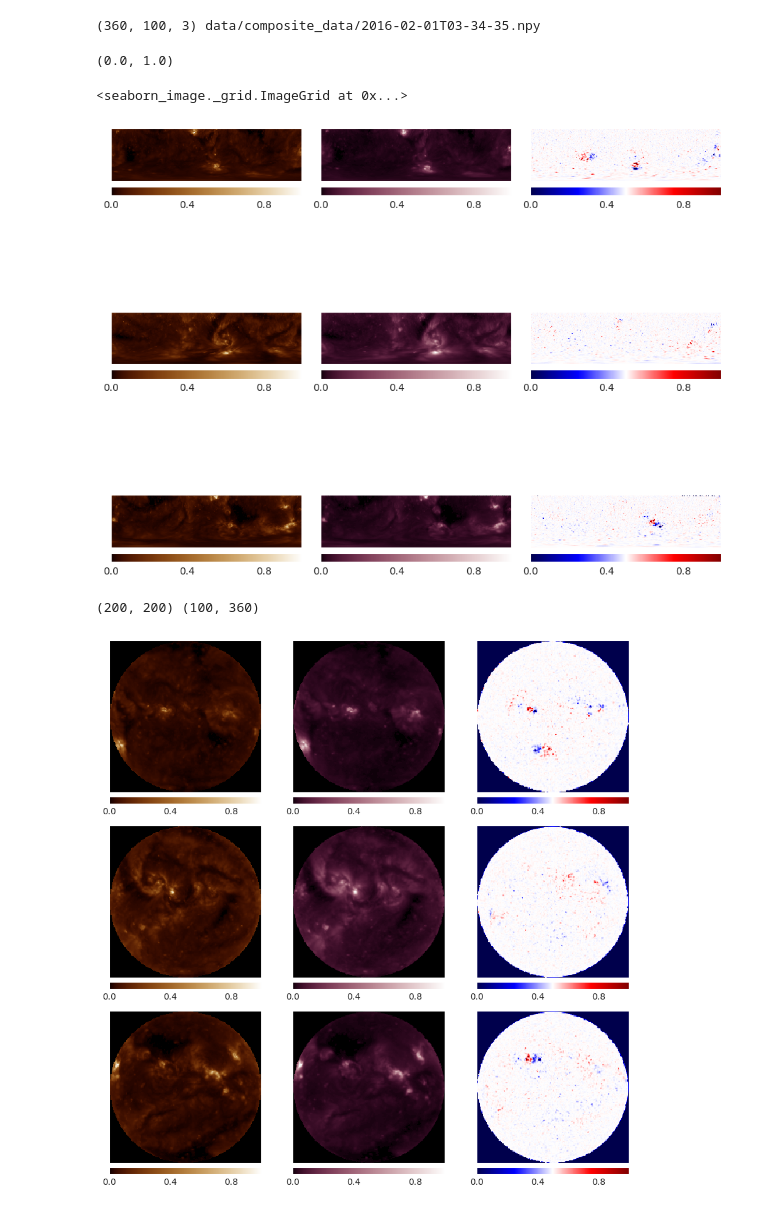
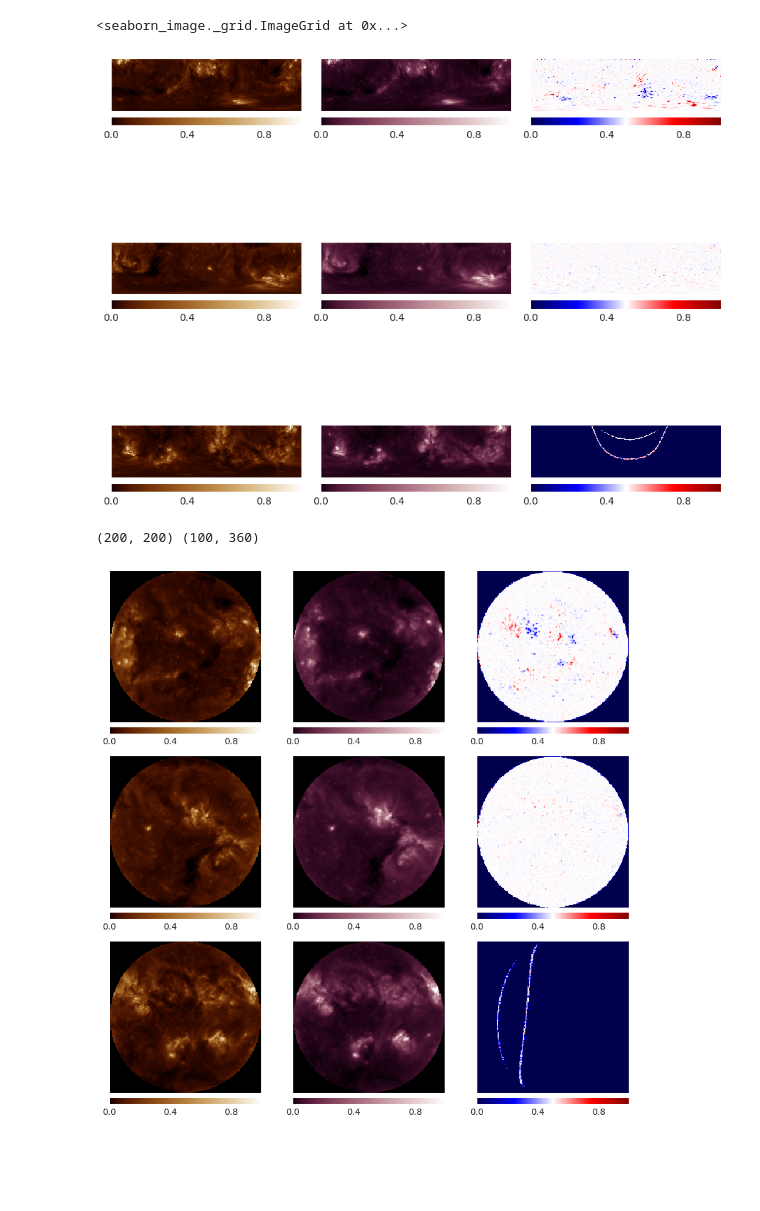
Before and after one commit to eugenioLR/TFM_sun_Autoencoders, a Jupyter notebook: autoencoder_xception_3c_full.ipynb, the cells around one changed output. Cells and saved outputs as stored; diff of their text form; code cells hidden in the pictures; blank space fills up the shorter version.

Commit message:
added full xception model training

```diff
--- a/autoencoder_xception_3c_full.ipynb
+++ b/autoencoder_xception_3c_full.ipynb
@@ -32,58 +40,23 @@ noise_filter = True
-# %%
-data_files = glob.glob("data/composite_data/2016*.npy")
-
-data_matrix = np.empty([len(data_files),100,360,3])
-
-for idx, data_file in enumerate(data_files):
-    data_point = np.load(data_file)
-    if data_point.shape[0] == 100:
-        data_matrix[idx] = data_point
-    else:
-        print(data_point.shape, data_file)
-
-data_matrix[:,:,:,0] = np.clip(data_matrix[:,:,:,0], 0, 5000)
-data_matrix[:,:,:,1] = np.clip(data_matrix[:,:,:,1], 0, 3000)
-data_matrix[:,:,:,2] = np.clip(data_matrix[:,:,:,2], -400, 400)
-
-min_values = np.nanmin(np.nanmin(data_matrix, axis=2, keepdims=True), axis=1, keepdims=True)
-max_values = np.nanmax(np.nanmax(data_matrix, axis=2, keepdims=True), axis=1, keepdims=True)
-
-rg = max_values - min_values
-
-rg = np.fmax(rg, 1e-4)
-
-data_matrix_norm = (data_matrix-min_values) / rg
-
-# Normalize HMI magnetogram data differently
-hmi_max_values = np.nanmax(np.nanmax(np.abs(data_matrix[:,:,:,2]), axis=2, keepdims=True), axis=1, keepdims=True)
-
-data_matrix_norm[:,:,:,2] = ((data_matrix[:,:,:,2] / hmi_max_values) + 1)/2
-
-data_matrix_norm[np.isnan(data_matrix_norm)] = 0
-
-# data_matrix_norm = (data_matrix_norm*2)-1
-
-input_train, input_test = train_test_split(data_matrix_norm, test_size=0.25)
-
-utils.range_tuple(data_matrix_norm)
-# %% [output]
-(360, 100, 3) data/composite_data/2016-02-01T03-34-35.npy
-(0.0, 1.0)
+# %%
+batch_size = 64
+gen_input = dg.SunImgAE3CGenerator("data/composite_data/", batch_size, test_split=0.2, shuffle=True, noise_filter=True)
 # %%
 img_amount = 3
 
+sample_images = gen_input.sample(img_amount)
+
 image_list = []
-for data_image in data_matrix_norm[:img_amount]:
+for data_image in sample_images:
     for channel in data_image.transpose(2,0,1):
         image_list.append(channel)
 
 isns.ImageGrid(image_list, cmap=["sdoaia193", "sdoaia211", "seismic"]*img_amount, orientation="h", vmin=0, vmax=1)
 # %% [output]
 <seaborn_image._grid.ImageGrid at 0x...>
-[figure, old version]
+[figure, new version]
 # %%
-print(utils.polar_linear(image_list[0]).shape, image_list[0].shape)
-ax = isns.ImageGrid(image_list.copy(), col_wrap=3, cmap=["sdoaia193", "sdoaia211", "seismic"]*img_amount, map_func=utils.polar_linear, orientation="h", vmin=0, vmax=1)
+print(utils.polar_to_linear(image_list[0]).shape, image_list[0].shape)
+ax = isns.ImageGrid(image_list.copy(), col_wrap=3, cmap=["sdoaia193", "sdoaia211", "seismic"]*img_amount, map_func=utils.polar_to_linear, orientation="h", vmin=0, vmax=1)
 # %% [output]
 (200, 200) (100, 360)
-[figure, old version]
+[figure, new version]
```
Also changed, not shown: parts of 10 cells of this notebook, 7 other files.
